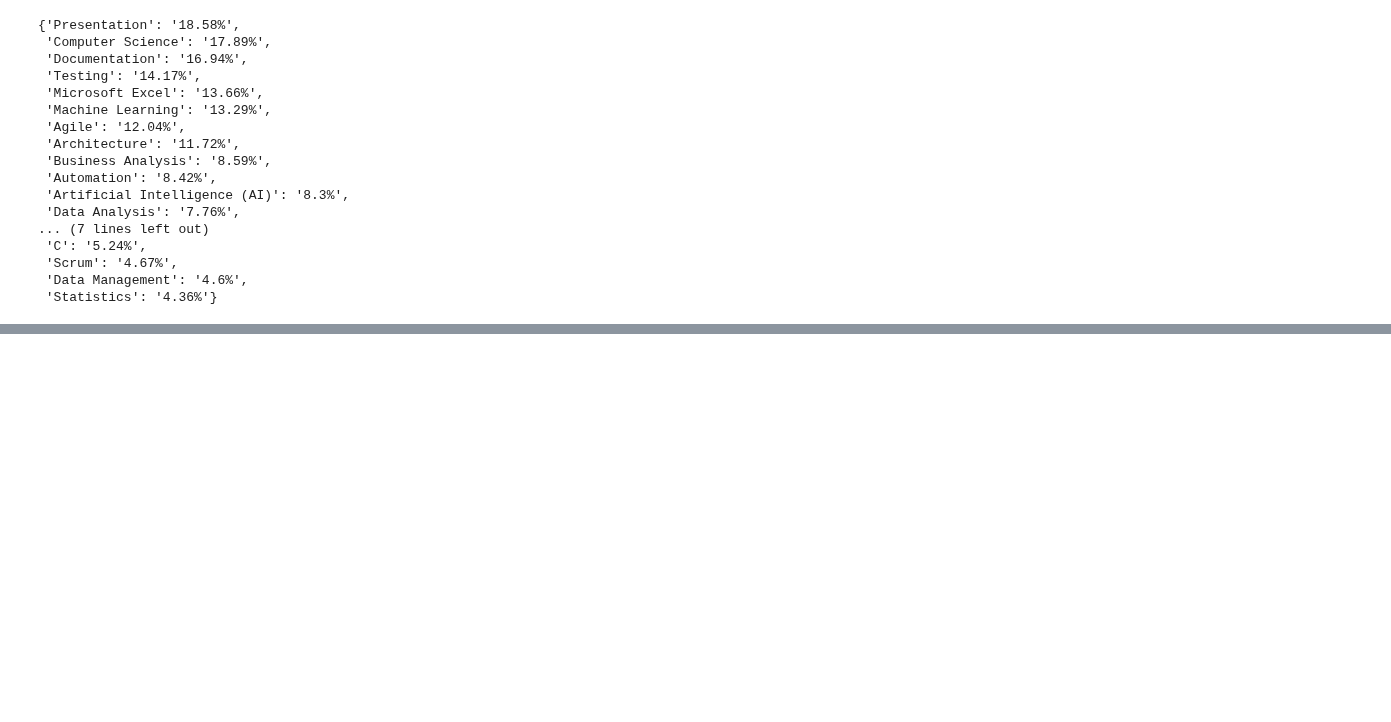
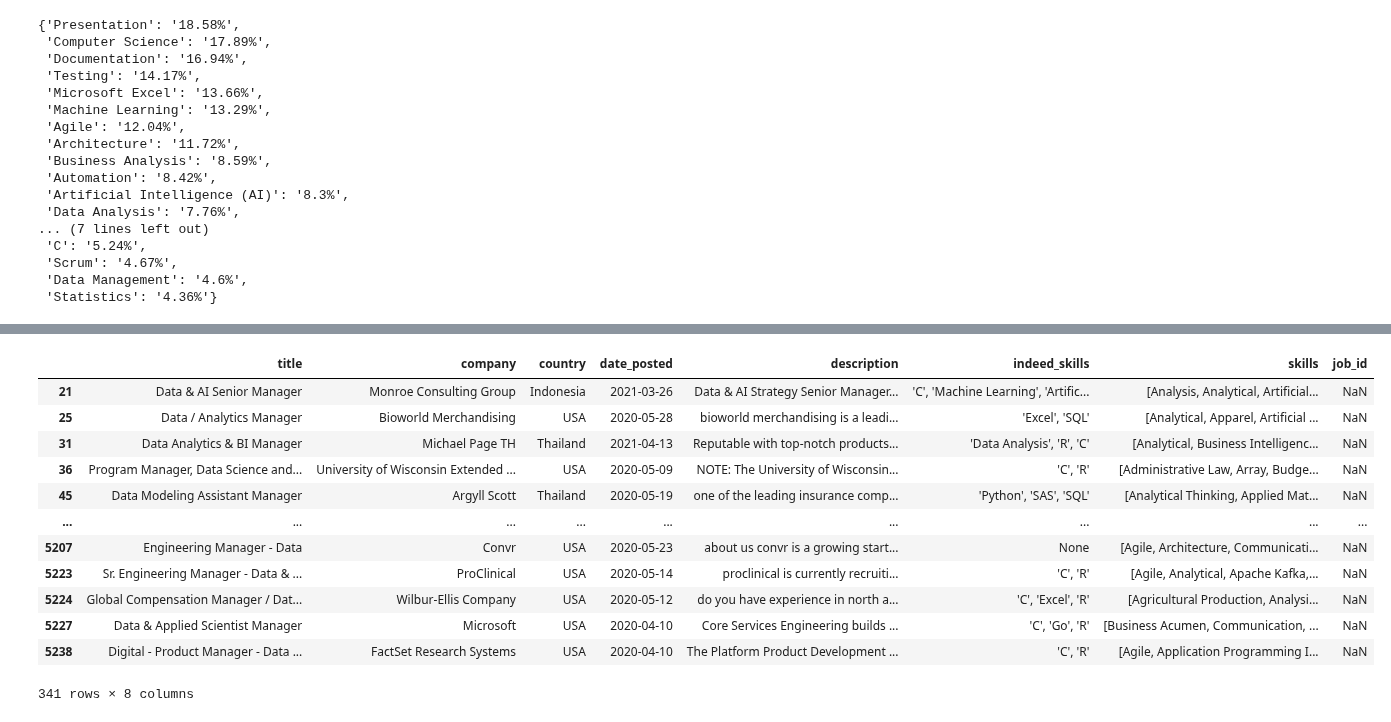
Before and after one commit to binxuankong/skills-ontology-project, a Jupyter notebook: Data Science Managerial Roles.ipynb, the cells around one changed output, grey strips where cells are left out. Cells and saved outputs as stored; diff of their text form; code cells hidden in the pictures; blank space fills up the shorter version.

Commit message:
Get managerial skills

```diff
--- a/Data Science Managerial Roles.ipynb
+++ b/Data Science Managerial Roles.ipynb
@@ -294,0 +328,4 @@ df_mlej.to_csv('indeed-insights/machine_learning_engineer_managers.csv', index=F
+# %%
+df_musa2 = df_musa.dropna(subset=['Description'])
+df_musa2 = df_musa.drop_duplicates(subset=['Description'])
+len(df_musa2)
@@ -294,0 +334,3 @@ df_mlej.to_csv('indeed-insights/machine_learning_engineer_managers.csv', index=F
+# %%
+df_m2j = extract_skills_all(df_m2)
+df_m2j.head()
@@ -294,0 +361,3 @@ df_mlej.to_csv('indeed-insights/machine_learning_engineer_managers.csv', index=F
+# %%
+df_musa2j = extract_skills_all(df_musa2)
+df_musa2j.head()
@@ -294,0 +414,4 @@ df_mlej.to_csv('indeed-insights/machine_learning_engineer_managers.csv', index=F
+# %%
+df_all = df_dsj.append(df_daj).append(df_dej).append(df_mlej).append(df_m2j).append(df_m2j).append(df_musa2j).append(df_musa2j)
+df_all = df_all.sample(frac=1).reset_index(drop=True)
+df_all.head()
@@ -294,0 +425,16 @@ df_mlej.to_csv('indeed-insights/machine_learning_engineer_managers.csv', index=F
+# %%
+df_all.loc[df_all['title'].str.contains('data', case=False)]
+# %% [output]
+|  | title | company | country | date_posted | description | indeed_skills | skills | job_id |
+| 21 | Data & AI Senior Manager | Monroe Consulting Group | Indonesia | 2021-03-26 | Data & AI Strategy Senior Manager... | 'C', 'Machine Learning', 'Artific... | [Analysis, Analytical, Artificial... | NaN |
+| 25 | Data / Analytics Manager | Bioworld Merchandising | USA | 2020-05-28 | bioworld merchandising is a leadi... | 'Excel', 'SQL' | [Analytical, Apparel, Artificial ... | NaN |
+| 31 | Data Analytics & BI Manager | Michael Page TH | Thailand | 2021-04-13 | Reputable with top-notch products... | 'Data Analysis', 'R', 'C' | [Analytical, Business Intelligenc... | NaN |
+| 36 | Program Manager, Data Science and... | University of Wisconsin Extended ... | USA | 2020-05-09 | NOTE: The University of Wisconsin... | 'C', 'R' | [Administrative Law, Array, Budge... | NaN |
+| 45 | Data Modeling Assistant Manager | Argyll Scott | Thailand | 2020-05-19 | one of the leading insurance comp... | 'Python', 'SAS', 'SQL' | [Analytical Thinking, Applied Mat... | NaN |
+| ... | ... | ... | ... | ... | ... | ... | ... | ... |
+| 5207 | Engineering Manager - Data | Convr | USA | 2020-05-23 | about us convr is a growing start... | None | [Agile, Architecture, Communicati... | NaN |
+| 5223 | Sr. Engineering Manager - Data & ... | ProClinical | USA | 2020-05-14 | proclinical is currently recruiti... | 'C', 'R' | [Agile, Analytical, Apache Kafka,... | NaN |
+| 5224 | Global Compensation Manager / Dat... | Wilbur-Ellis Company | USA | 2020-05-12 | do you have experience in north a... | 'C', 'Excel', 'R' | [Agricultural Production, Analysi... | NaN |
+| 5227 | Data & Applied Scientist Manager | Microsoft | USA | 2020-04-10 | Core Services Engineering builds ... | 'C', 'Go', 'R' | [Business Acumen, Communication, ... | NaN |
+| 5238 | Digital - Product Manager - Data ... | FactSet Research Systems | USA | 2020-04-10 | The Platform Product Development ... | 'C', 'R' | [Agile, Application Programming I... | NaN |
+341 rows × 8 columns
```
Also changed, not shown: parts of 14 cells of this notebook, 1 other file.
